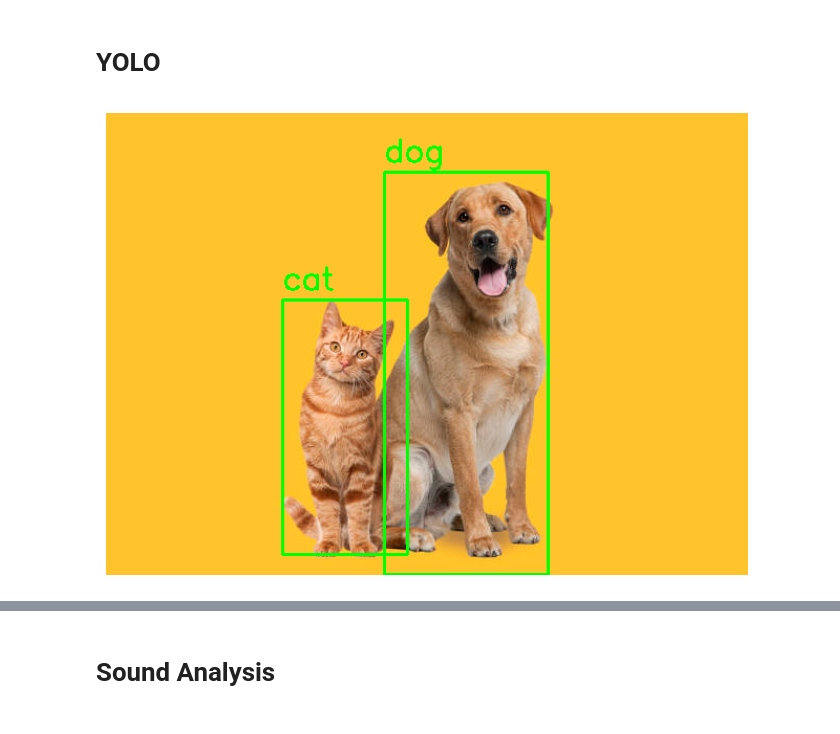
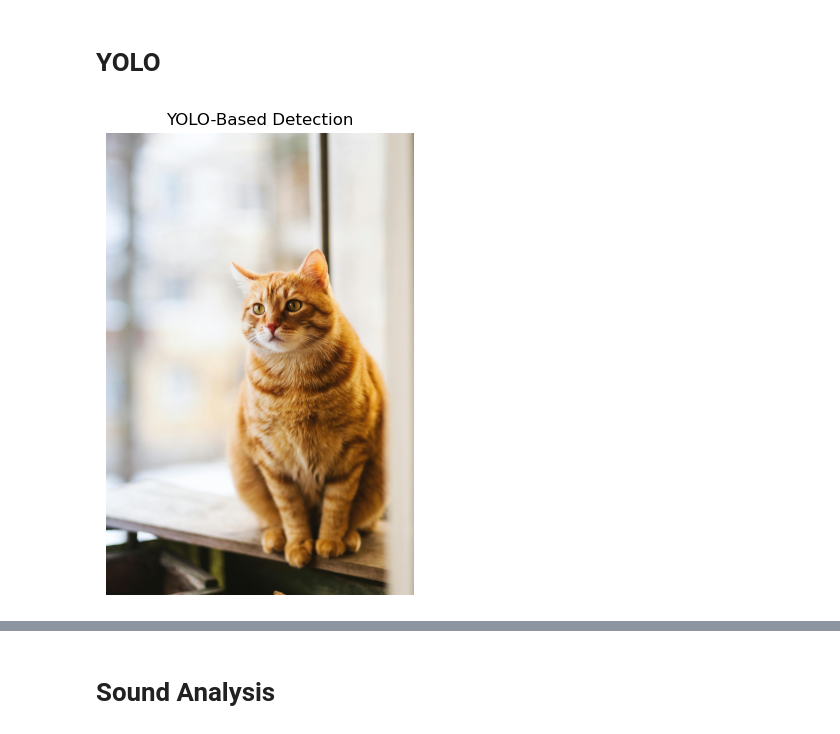
Before and after one commit to Abbas-Razaa/Wildlife-monitoring-system, a Jupyter notebook: Work.ipynb, the cells around one changed output, grey strips where cells are left out. Drawn from its saved outputs; the diff is of its cells as text; code cells hidden in the pictures.

```diff
--- a/Work.ipynb
+++ b/Work.ipynb
@@ -31,6 +91,9 @@ animal_cascade = cv2.CascadeClassifier(cascade_path)
 # %% [markdown]
 # **Haar Feature Detection**
 # %%
+
+
+
 def detect_animals(image_path):
     # Check if the classifier loaded properly
     if animal_cascade.empty():
@@ -53,11 +116,16 @@ def detect_animals(image_path):
     for (x, y, w, h) in animals:
         cv2.rectangle(image, (x, y), (x+w, y+h), (255, 0, 0), 2)
 
-    # Display the image with detected animals
-    plt.imshow(cv2.cvtColor(image, cv2.COLOR_BGR2RGB))
-    plt.axis('off')
-    plt.show()
+    return image
 
 # Example usage
-detect_animals('Animal.jpg')
+image_path = r'C:\Users\abbas\Desktop\AI-CCP\Animal.jpg'
+haar_image = detect_animals(image_path)
+
+# Display the image with detected animals
+plt.figure(figsize=(10, 6))
+plt.imshow(cv2.cvtColor(haar_image, cv2.COLOR_BGR2RGB))
+plt.axis('off')
+plt.title('Haar Feature-Based Detection')
+plt.show()
 # %% [output]
@@ -131,6 +199,57 @@ with open('coco.names', 'r') as f:
 layer_names = net.getLayerNames()
 output_layers = [layer_names[i - 1] for i in net.getUnconnectedOutLayers()]
 # %%
+# def detect_objects_yolo(image_path):
+#     image = cv2.imread(image_path)
+#     height, width, channels = image.shape
+
+#     blob = cv2.dnn.blobFromImage(image, 0.00392, (416, 416), (0, 0, 0), True, crop=False)
+#     net.setInput(blob)
+#     outs = net.forward(output_layers)
+
+#     class_ids = []
+#     confidences = []
+#     boxes = []
+#     for out in outs:
+#         for detection in out:
+#             scores = detection[5:]
+#             class_id = np.argmax(scores)
+#             confidence = scores[class_id]
+#             if confidence > 0.5:
+#                 center_x = int(detection[0] * width)
+#                 center_y = int(detection[1] * height)
+#                 w = int(detection[2] * width)
+#                 h = int(detection[3] * height)
+
+#                 x = int(center_x - w / 2)
+#                 y = int(center_y - h / 2)
+
+#                 boxes.append([x, y, w, h])
+#                 confidences.append(float(confidence))
+#                 class_ids.append(class_id)
+
+#     indexes = cv2.dnn.NMSBoxes(boxes, confidences, 0.5, 0.4)
+
+#     for i in range(len(boxes)):
+#         if i in indexes:
+#             x, y, w, h = boxes[i]
+#             label = str(classes[class_ids[i]])
+#             color = (0, 255, 0)
+#             cv2.rectangle(image, (x, y), (x + w, y + h), color, 2)
+#             cv2.putText(image, label, (x, y - 10), cv2.FONT_HERSHEY_SIMPLEX, 1, color, 2)
+
+#     # Convert image from BGR to RGB for displaying with matplotlib
+#     image_rgb = cv2.cvtColor(image, cv2.COLOR_BGR2RGB)
+
+#     # Display image using matplotlib
+#     plt.figure(figsize=(10, 6))
+#     plt.imshow(image_rgb)
+#     plt.axis('off')
+#     plt.show()
+
+# # Example usage
+# detect_objects_yolo(r'C:\Users\abbas\Desktop\AI-CCP\Dog-Cat.jpg')
+
 def detect_objects_yolo(image_path):
     image = cv2.imread(image_path)
     height, width, channels = image.shape
@@ -146,41 +265,41 @@ def detect_objects_yolo(image_path):
         for detection in out:
             scores = detection[5:]
             class_id = np.argmax(scores)
             confidence = scores[class_id]
             if confidence > 0.5:
                 center_x = int(detection[0] * width)
                 center_y = int(detection[1] * height)
                 w = int(detection[2] * width)
                 h = int(detection[3] * height)
 
                 x = int(center_x - w / 2)
                 y = int(center_y - h / 2)
 
                 boxes.append([x, y, w, h])
                 confidences.append(float(confidence))
                 class_ids.append(class_id)
 
     indexes = cv2.dnn.NMSBoxes(boxes, confidences, 0.5, 0.4)
 
     for i in range(len(boxes)):
         if i in indexes:
             x, y, w, h = boxes[i]
             label = str(classes[class_ids[i]])
             color = (0, 255, 0)
             cv2.rectangle(image, (x, y), (x + w, y + h), color, 2)
             cv2.putText(image, label, (x, y - 10), cv2.FONT_HERSHEY_SIMPLEX, 1, color, 2)
 
-    # Convert image from BGR to RGB for displaying with matplotlib
-    image_rgb = cv2.cvtColor(image, cv2.COLOR_BGR2RGB)
-
-    # Display image using matplotlib
-    plt.figure(figsize=(10, 6))
-    plt.imshow(image_rgb)
-    plt.axis('off')
-    plt.show()
+    return image
 
 # Example usage
-detect_objects_yolo('Dog-Cat.jpg')
+yolo_image = detect_objects_yolo(image_path)
+
+# Display the image with detected objects
+plt.figure(figsize=(10, 6))
+plt.imshow(cv2.cvtColor(yolo_image, cv2.COLOR_BGR2RGB))
+plt.axis('off')
+plt.title('YOLO-Based Detection')
+plt.show()
 # %% [output]
-[figure, old version]
+[figure, new version]
 # %%
```
Also changed, not shown: parts of 34 cells of this notebook, 36 other files.
